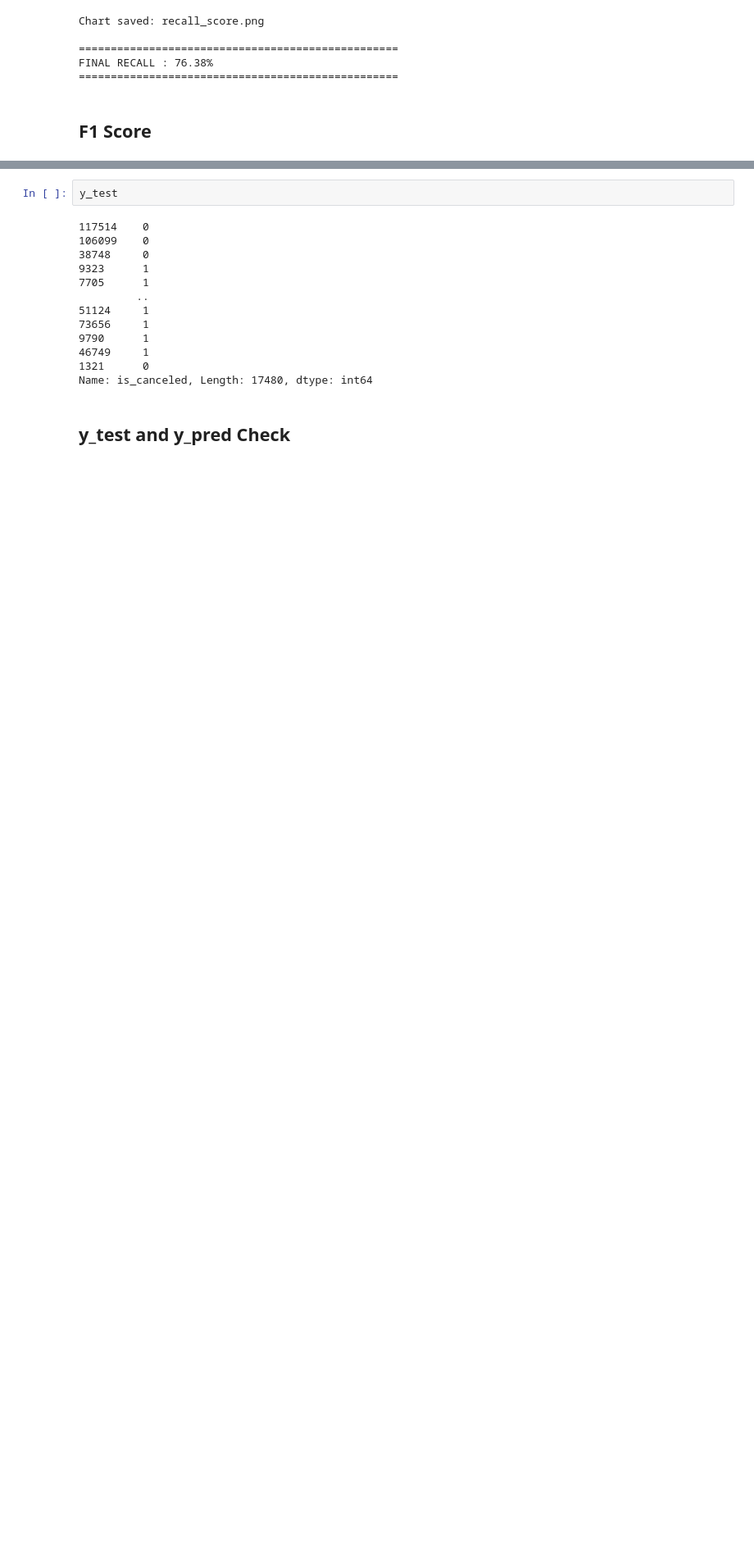
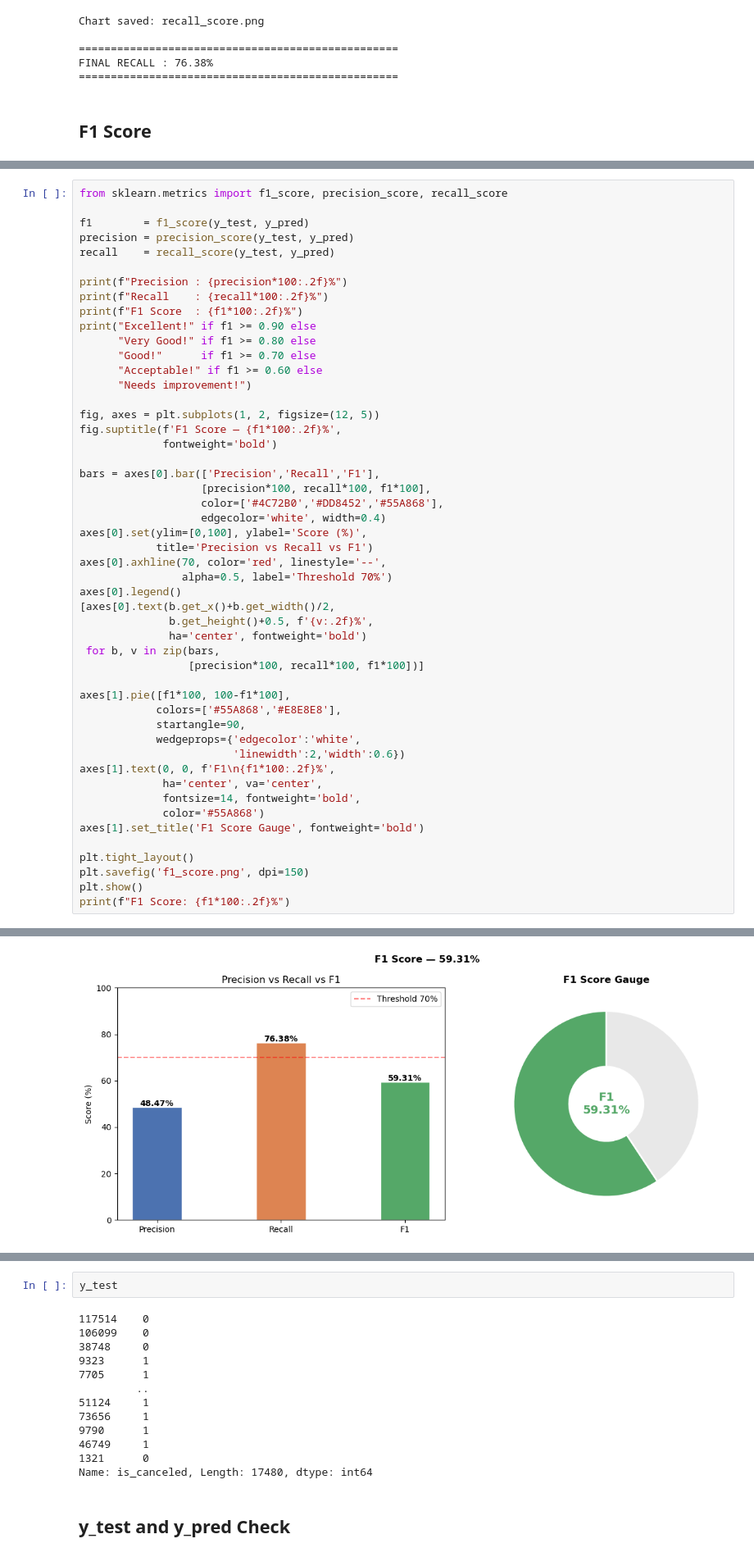
Before and after one commit to elladeniya-dev/ML-Predictive-Analysis, a Jupyter notebook: Member1_Logistic_Regression.ipynb.ipynb, the cells around one changed output, grey strips where cells are left out. Shown at 82% size. Drawn from its saved outputs; the diff is of its cells as text; blank space fills up the shorter version.

```diff
--- a/Member1_Logistic_Regression.ipynb.ipynb
+++ b/Member1_Logistic_Regression.ipynb.ipynb
@@ -1993,0 +1935,51 @@ FINAL F1 SCORE : 59.31%
+# %%
+from sklearn.metrics import f1_score, precision_score, recall_score
+
+f1        = f1_score(y_test, y_pred)
+precision = precision_score(y_test, y_pred)
+recall    = recall_score(y_test, y_pred)
+
+print(f"Precision : {precision*100:.2f}%")
+print(f"Recall    : {recall*100:.2f}%")
+print(f"F1 Score  : {f1*100:.2f}%")
+print("Excellent!" if f1 >= 0.90 else
+      "Very Good!" if f1 >= 0.80 else
+      "Good!"      if f1 >= 0.70 else
+      "Acceptable!" if f1 >= 0.60 else
+      "Needs improvement!")
+
+fig, axes = plt.subplots(1, 2, figsize=(12, 5))
+fig.suptitle(f'F1 Score — {f1*100:.2f}%',
+             fontweight='bold')
+
+bars = axes[0].bar(['Precision','Recall','F1'],
+                   [precision*100, recall*100, f1*100],
+                   color=['#4C72B0','#DD8452','#55A868'],
+                   edgecolor='white', width=0.4)
+axes[0].set(ylim=[0,100], ylabel='Score (%)',
+            title='Precision vs Recall vs F1')
+axes[0].axhline(70, color='red', linestyle='--',
+                alpha=0.5, label='Threshold 70%')
+axes[0].legend()
+[axes[0].text(b.get_x()+b.get_width()/2,
+              b.get_height()+0.5, f'{v:.2f}%',
+              ha='center', fontweight='bold')
+ for b, v in zip(bars,
+                 [precision*100, recall*100, f1*100])]
+
+axes[1].pie([f1*100, 100-f1*100],
+            colors=['#55A868','#E8E8E8'],
+            startangle=90,
+            wedgeprops={'edgecolor':'white',
+                        'linewidth':2,'width':0.6})
+axes[1].text(0, 0, f'F1\n{f1*100:.2f}%',
+             ha='center', va='center',
+             fontsize=14, fontweight='bold',
+             color='#55A868')
+axes[1].set_title('F1 Score Gauge', fontweight='bold')
+
+plt.tight_layout()
+plt.savefig('f1_score.png', dpi=150)
+plt.show()
+print(f"F1 Score: {f1*100:.2f}%")
+# %% [output]
@@ -1993,0 +1990 @@ FINAL F1 SCORE : 59.31%
+[figure, added]
```
Also changed, not shown: parts of 25 cells of this notebook, 8 other files.
